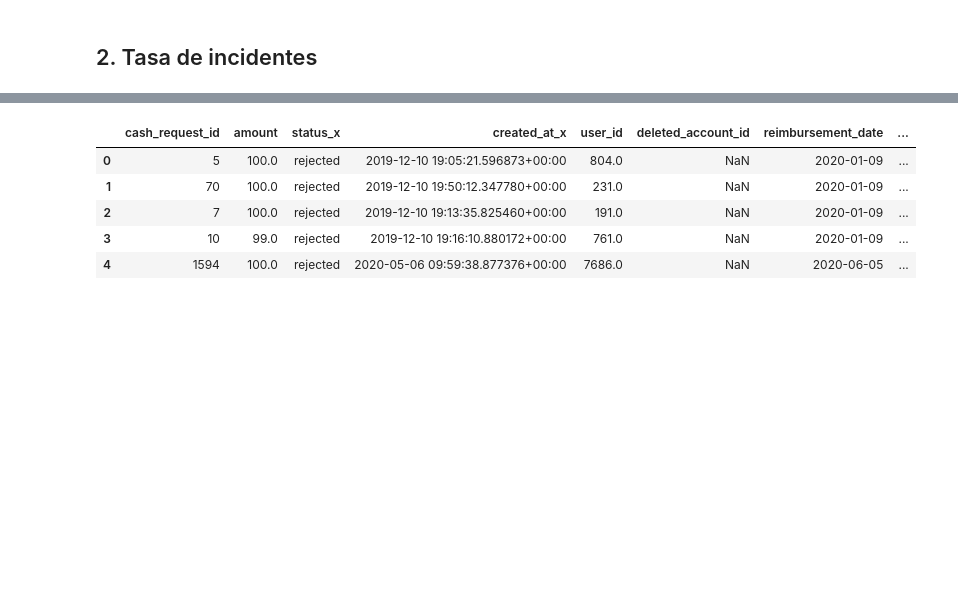
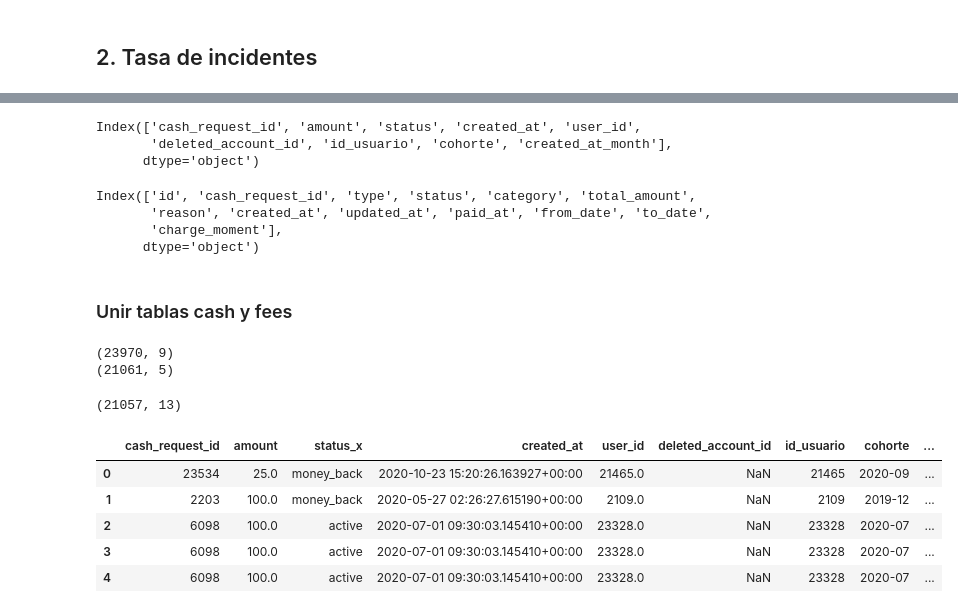
Before and after one commit to cutmountain/ironhack-data-analytics, a Jupyter notebook: modulo-1/sesion-15/project-1-ironhack-payments-es-main/ironhack-payments.ipynb, the cells around one changed output, grey strips where cells are left out. Cells and saved outputs as stored; diff of their text form; code cells hidden in the pictures; blank space fills up the shorter version.

```diff
--- a/modulo-1/sesion-15/project-1-ironhack-payments-es-main/ironhack-payments.ipynb
+++ b/modulo-1/sesion-15/project-1-ironhack-payments-es-main/ironhack-payments.ipynb
@@ -798,3 +408,0 @@ fees.shape
-# %%
-# Renombrar cash_cohorts['id'] como cash_cohorts['cash_request_id'] para poder hacer el merge con fees
-cash_cohorts = cash_cohorts.rename(columns={'id': 'cash_request_id'})
@@ -800,0 +440,16 @@ cash_cohorts = cash_cohorts.rename(columns={'id': 'cash_request_id'})
+# %%
+# Recuperar el valor de 'cash_request_id' a partir de 'reason', para esas 4 filas
+valores_id = fees[fees['cash_request_id'].isna()]['id'] # 'id' = [2990,3124,5185,3590]
+valores_id
+fees[fees['id'].isin(valores_id)]
+
+extract_crid = lambda x: float(x.split(" ")[-1])
+crid_values = fees[fees['cash_request_id'].isna()]['reason'].transform(extract_crid)
+crid_values
+
+reason_dic = { 'cash_request_id' : crid_values}
+
+fees.fillna(reason_dic, inplace=True)
+
+# Comprobación
+fees[fees['id'].isin(valores_id)]
@@ -800,0 +462,3 @@ cash_cohorts = cash_cohorts.rename(columns={'id': 'cash_request_id'})
+# %%
+# Conversión de float a int, para poder enlazarlo con la tabla cash
+fees['cash_request_id'] = fees['cash_request_id'].astype(int)
@@ -801,10 +493,38 @@ cash_cohorts = cash_cohorts.rename(columns={'id': 'cash_request_id'})
+# %%
+cash_cohorts.columns
+# %% [output]
+Index(['cash_request_id', 'amount', 'status', 'created_at', 'user_id',
+       'deleted_account_id', 'id_usuario', 'cohorte', 'created_at_month'],
+      dtype='object')
+# %%
+fees.columns
+# %% [output]
+Index(['id', 'cash_request_id', 'type', 'status', 'category', 'total_amount',
+       'reason', 'created_at', 'updated_at', 'paid_at', 'from_date', 'to_date',
+       'charge_moment'],
+      dtype='object')
+# %%
+# Seleccionar sólo columnas que interesan para la tasa de incidencias
+# fees = fees[['id', 'cash_request_id', 'type', 'status', 'total_amount',
+#        'created_at', 'updated_at']]
+fees = fees[['id', 'cash_request_id', 'type', 'status', 'total_amount']]
+# %% [markdown]
+### Unir tablas cash y fees
+# %%
+print(cash_cohorts.shape)
+print(fees.shape)
+# %% [output]
+(23970, 9)
+(21061, 5)
 # %%
-all = pd.merge(cash_cohorts, fees, on='cash_request_id')
-all.head()
+merged = pd.merge(cash_cohorts, fees, on='cash_request_id')
+print(merged.shape)
+merged.head()
 # %% [output]
+(21057, 13)
-|  | cash_request_id | amount | status_x | created_at_x | user_id | deleted_account_id | reimbursement_date | ... |
-| 0 | 5 | 100.0 | rejected | 2019-12-10 19:05:21.596873+00:00 | 804.0 | NaN | 2020-01-09 | ... |
-| 1 | 70 | 100.0 | rejected | 2019-12-10 19:50:12.347780+00:00 | 231.0 | NaN | 2020-01-09 | ... |
-| 2 | 7 | 100.0 | rejected | 2019-12-10 19:13:35.825460+00:00 | 191.0 | NaN | 2020-01-09 | ... |
-| 3 | 10 | 99.0 | rejected | 2019-12-10 19:16:10.880172+00:00 | 761.0 | NaN | 2020-01-09 | ... |
-| 4 | 1594 | 100.0 | rejected | 2020-05-06 09:59:38.877376+00:00 | 7686.0 | NaN | 2020-06-05 | ... |
+|  | cash_request_id | amount | status_x | created_at | user_id | deleted_account_id | id_usuario | cohorte | ... |
+| 0 | 23534 | 25.0 | money_back | 2020-10-23 15:20:26.163927+00:00 | 21465.0 | NaN | 21465 | 2020-09 | ... |
+| 1 | 2203 | 100.0 | money_back | 2020-05-27 02:26:27.615190+00:00 | 2109.0 | NaN | 2109 | 2019-12 | ... |
+| 2 | 6098 | 100.0 | active | 2020-07-01 09:30:03.145410+00:00 | 23328.0 | NaN | 23328 | 2020-07 | ... |
+| 3 | 6098 | 100.0 | active | 2020-07-01 09:30:03.145410+00:00 | 23328.0 | NaN | 23328 | 2020-07 | ... |
+| 4 | 6098 | 100.0 | active | 2020-07-01 09:30:03.145410+00:00 | 23328.0 | NaN | 23328 | 2020-07 | ... |
```
Also changed, not shown: parts of 62 cells of this notebook.
